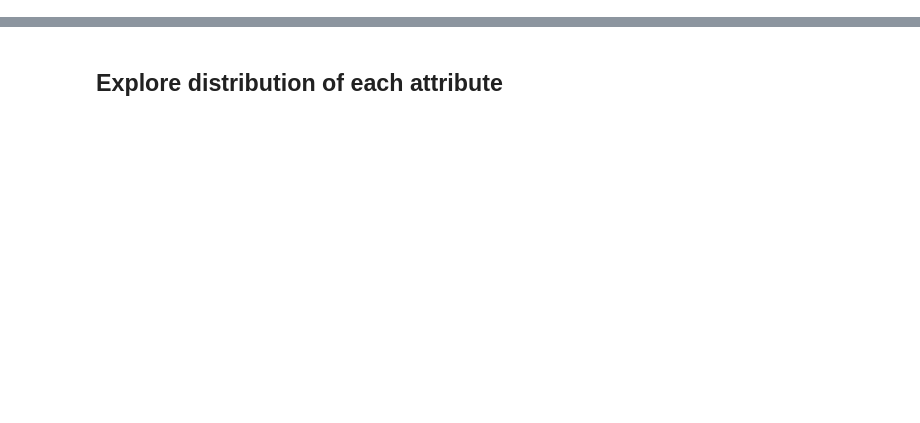
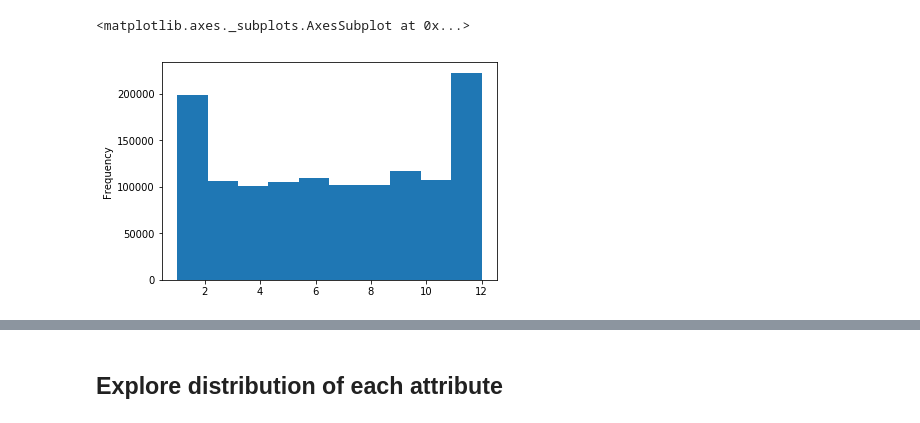
Before and after one commit to yiweiluo/Green-American-Lexicon, a Jupyter notebook: reddit/explore_reddit_data.ipynb, the cells around one changed output, grey strips where cells are left out. Cells and saved outputs as stored; diff of their text form; code cells hidden in the pictures; blank space fills up the shorter version.

```diff
--- a/reddit/explore_reddit_data.ipynb
+++ b/reddit/explore_reddit_data.ipynb
@@ -32,0 +77,5 @@ all_comments_df['parsed_date'] = all_comments_df.date.apply(lambda x: datetime.u
+# %%
+unique_posts['month'].plot.hist()
+# %% [output]
+<matplotlib.axes._subplots.AxesSubplot at 0x...>
+[figure, added]
```
Also changed, not shown: parts of 68 cells of this notebook, 2 other files.
